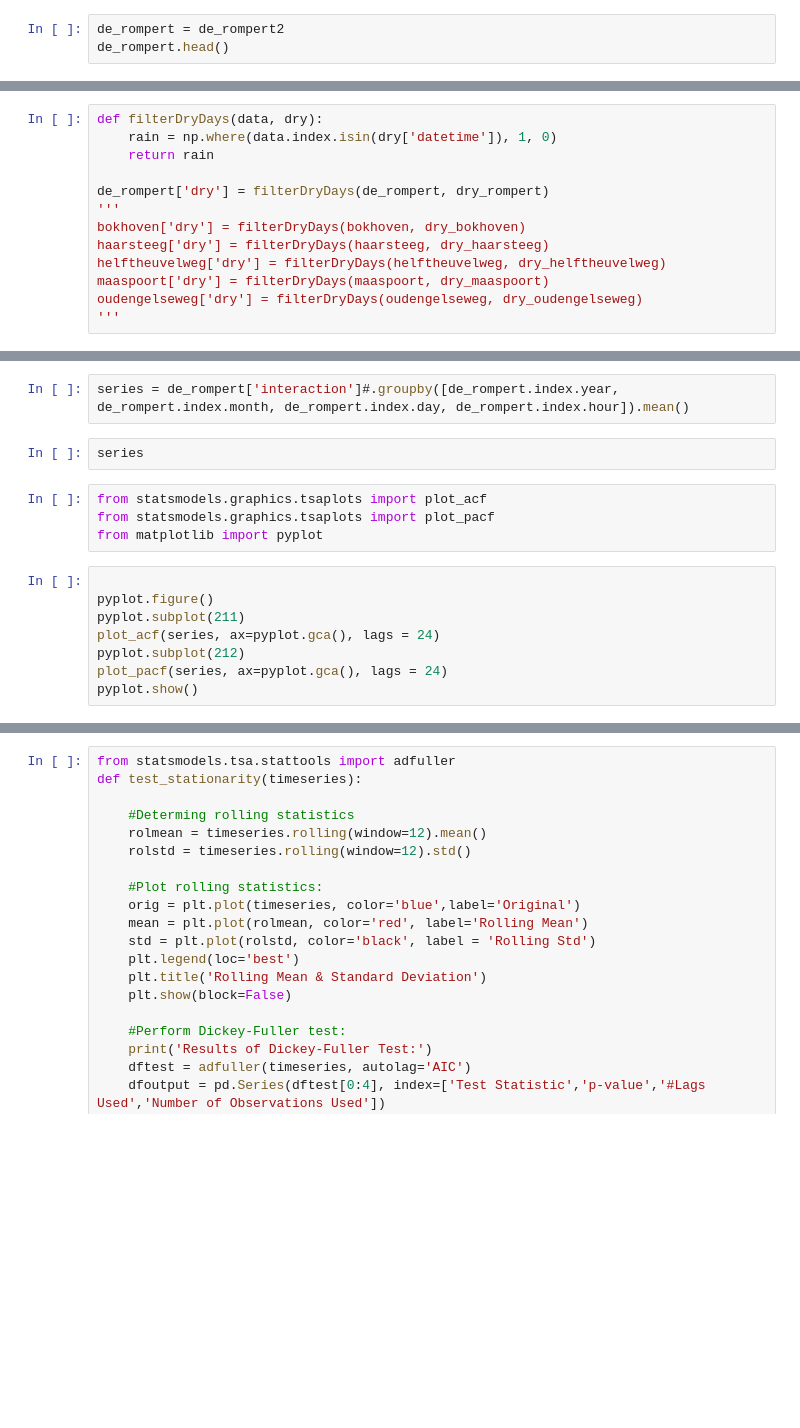
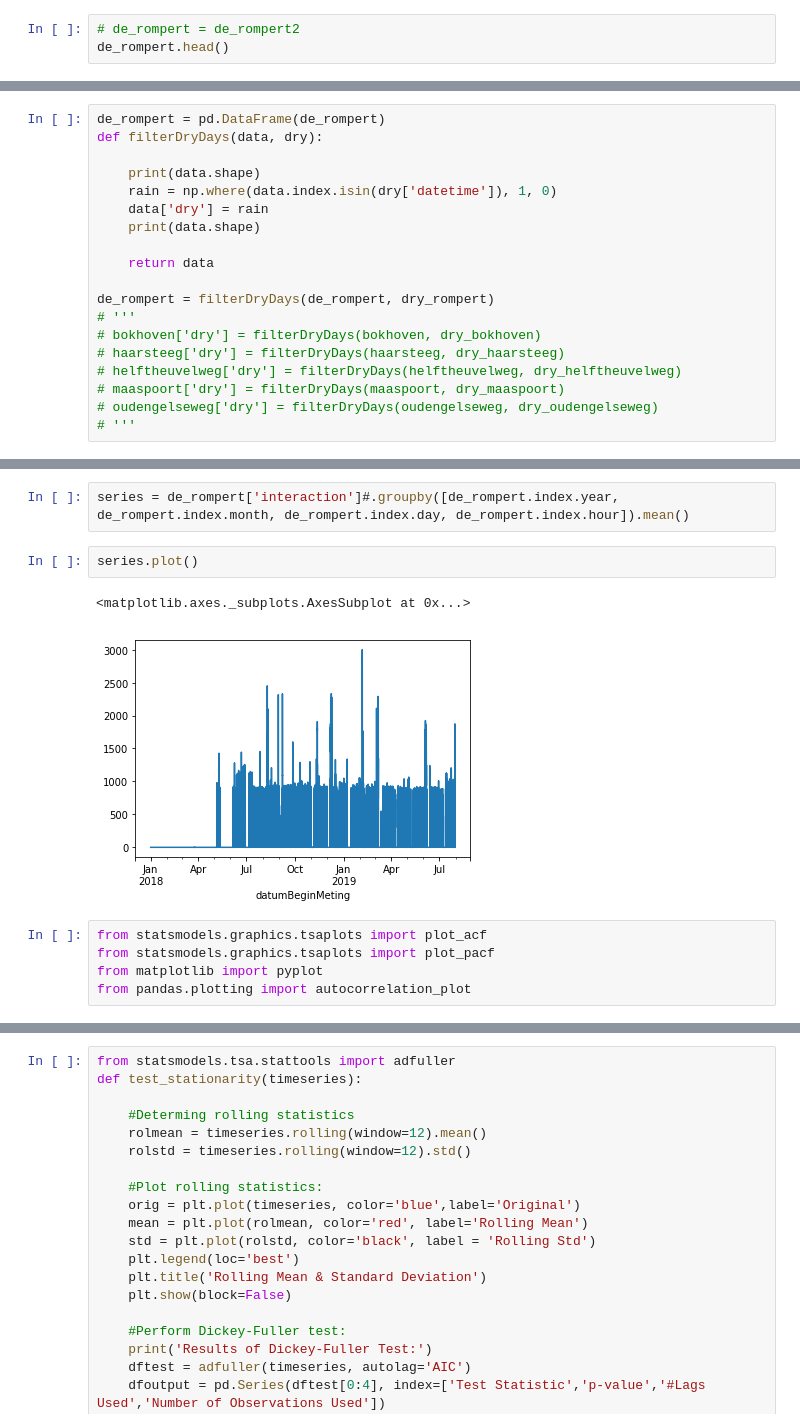
Before and after one commit to Trezorro/waterschap-datachallenge, a Jupyter notebook: Flow analysis 24-09.ipynb, the cells around one changed output, grey strips where cells are left out. Drawn from its saved outputs; the diff is of its cells as text; blank space fills up the shorter version.

```diff
--- a/Flow analysis 24-09.ipynb
+++ b/Flow analysis 24-09.ipynb
@@ -41,7 +41,7 @@ To accept the future behavior, pass 'sort=False'.
 To retain the current behavior and silence the warning, pass 'sort=True'.
 "\nbokhoven = read_file_to_df('./data/den bosch/sewer_data_db/flow/Bokhoven/')\n\n\nhaarsteeg = read_file_to_df('./data/den bosch/sewer_data_db/flow/Haarsteeg/')\nhelftheuvelweg = read_file_to_df('./d ...
 # %%
-de_rompert = de_rompert2
+# de_rompert = de_rompert2
 de_rompert.head()
 # %% [output]
 |  | Unnamed: 0 | datumBeginMeting | datumEindeMeting | datumMonster | historianEenheid | historianKwaliteit | ... |
@@ -165,14 +152,20 @@ TypeError: Cannot compare type 'Timestamp' with type 'str'
 # %%
+de_rompert = pd.DataFrame(de_rompert)
 def filterDryDays(data, dry):
+
+    print(data.shape)
     rain = np.where(data.index.isin(dry['datetime']), 1, 0)
-    return rain
+    data['dry'] = rain
+    print(data.shape)
 
-de_rompert['dry'] = filterDryDays(de_rompert, dry_rompert)
-'''
-bokhoven['dry'] = filterDryDays(bokhoven, dry_bokhoven)
-haarsteeg['dry'] = filterDryDays(haarsteeg, dry_haarsteeg)
-helftheuvelweg['dry'] = filterDryDays(helftheuvelweg, dry_helftheuvelweg)
-maaspoort['dry'] = filterDryDays(maaspoort, dry_maaspoort)
-oudengelseweg['dry'] = filterDryDays(oudengelseweg, dry_oudengelseweg)
-'''
+    return data
+
+de_rompert = filterDryDays(de_rompert, dry_rompert)
+# '''
+# bokhoven['dry'] = filterDryDays(bokhoven, dry_bokhoven)
+# haarsteeg['dry'] = filterDryDays(haarsteeg, dry_haarsteeg)
+# helftheuvelweg['dry'] = filterDryDays(helftheuvelweg, dry_helftheuvelweg)
+# maaspoort['dry'] = filterDryDays(maaspoort, dry_maaspoort)
+# oudengelseweg['dry'] = filterDryDays(oudengelseweg, dry_oudengelseweg)
+# '''
 # %% [output]
@@ -204,16 +188,12 @@ de_rompert['interaction'] = de_rompert['de_rompert']*de_rompert['dry']
 # %%
 series = de_rompert['interaction']#.groupby([de_rompert.index.year, de_rompert.index.month, de_rompert.index.day, de_rompert.index.hour]).mean()
 # %%
-series
+series.plot()
+# %% [output]
+<matplotlib.axes._subplots.AxesSubplot at 0x...>
+[figure, added]
 # %%
 from statsmodels.graphics.tsaplots import plot_acf
 from statsmodels.graphics.tsaplots import plot_pacf
 from matplotlib import pyplot
+from pandas.plotting import autocorrelation_plot
-# %%
-
-pyplot.figure()
-pyplot.subplot(211)
-plot_acf(series, ax=pyplot.gca(), lags = 24)
-pyplot.subplot(212)
-plot_pacf(series, ax=pyplot.gca(), lags = 24)
-pyplot.show()
```
Also changed, not shown: parts of 9 cells of this notebook.
